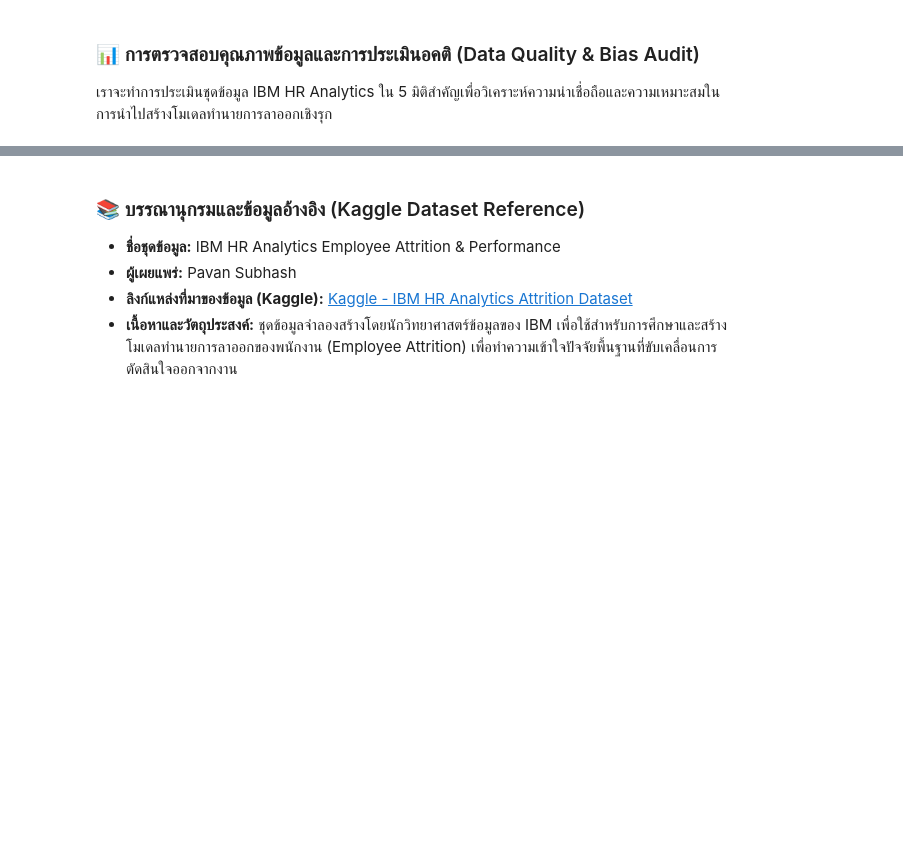
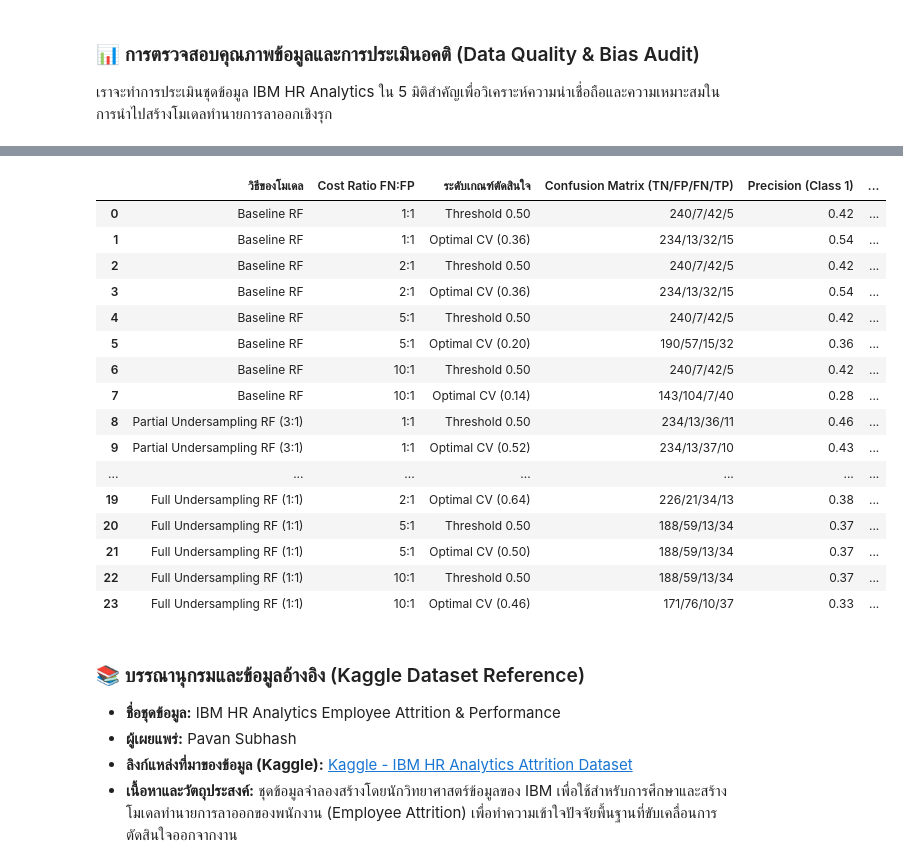
Before and after one commit to rtmyy/master-is-project, a Jupyter notebook: kaggle_dataset.ipynb, the cells around one changed output, grey strips where cells are left out. Saved outputs shown, nothing was run; the diff lists cells and outputs as text; code cells hidden in the pictures; blank space fills up the shorter version.

Commit message:
new compare preprocessing data

```diff
--- a/kaggle_dataset.ipynb
+++ b/kaggle_dataset.ipynb
@@ -781,0 +1351,16 @@ plt.show()
+# %%
+# --- ตาราง A: ความสามารถในการจัดอันดับคะแนนของแต่ละวิธี ---
+table_a_data = []
+for strategy in strategies:
+    test_probs = test_predictions[strategy]
+    # คำนวณ Average Precision (AP) ผ่านพื้นที่ใต้กราฟ Precision-Recall บนชุดข้อมูลทดสอบ
+    ap_score = average_precision_score(y_test, test_probs)
+    table_a_data.append({
+        "วิธีของโมเดล (Model Strategy)": strategy,
+        "Average Precision (AP) on Test Set": f"{ap_score:.4f}",
+        "วิธีคำนวณ (Calculation Note)": "คำนวณค่าเฉลี่ยความถูกต้องแบบถ่วงน้ำหนักตามสัดส่วน Recall (scikit-learn average_precision_score) บน Holdout Test Set"
+    })
+
+df_table_a = pd.DataFrame(table_a_data)
+print("=== ตาราง A: ความสามารถในการจัดอันดับคะแนนของแต่ละวิธี (Ranking Performance) ===")
+display(df_table_a)
@@ -781,0 +1373,54 @@ plt.show()
+# %%
+# --- ตาราง B: ผลบน test set สำหรับแต่ละวิธีและแต่ละ cost ratio ---
+table_b_rows = []
+
+for strategy in strategies:
+    test_probs = test_predictions[strategy]
+
+    for scen in cost_ratios:
+        ratio_name = scen["ratio"]
+        cfn = scen["cost_fn"]
+        cfp = scen["cost_fp"]
+
+        # ระดับ Threshold ที่เลือกมาจาก CV และแบบดั้งเดิม 0.50
+        selected_th = selected_thresholds[strategy][ratio_name]
+        evals = [
+            {"type": "Threshold 0.50", "th_value": 0.50},
+            {"type": f"Optimal CV ({selected_th:.2f})", "th_value": selected_th}
+        ]
+
+        for item in evals:
+            th_val = item["th_value"]
+            preds = (test_probs >= th_val).astype(int)
+            cm = confusion_matrix(y_test, preds)
+            tn, fp, fn, tp = cm.ravel()
+
+            # ตรวจสอบขนาดรวมของชุดข้อมูลทดสอบ
+            assert (tn + fp + fn + tp) == len(y_test), "ขนาดข้อมูลรวมใน Confusion Matrix ไม่สอดคล้องกับขนาดของชุดข้อมูลทดสอบ"
+
+            report_dict = classification_report(y_test, preds, output_dict=True, zero_division=0)
+            p_c1 = report_dict['1']['precision']
+            r_c1 = report_dict['1']['recall']
+            f1_c1 = report_dict['1']['f1-score']
+
+            # คำนวณ Expected Cost จากสูตร (Cost_FN * FN) + (Cost_FP * FP)
+            total_cost = (cfn * fn) + (cfp * fp)
+            cost_per_100 = (total_cost / len(y_test)) * 100
+
+            table_b_rows.append({
+                "วิธีของโมเดล": strategy,
+                "Cost Ratio FN:FP": ratio_name,
+                "ระดับเกณฑ์ตัดสินใจ": item["type"],
+                "Confusion Matrix (TN/FP/FN/TP)": f"{tn}/{fp}/{fn}/{tp}",
+                "Precision (Class 1)": f"{p_c1:.2f}",
+                "Recall (Class 1)": f"{r_c1:.2f}",
+                "F1-Score (Class 1)": f"{f1_c1:.2f}",
+                "Expected Cost รวม": f"{total_cost:.2f}",
+                "Expected Cost ต่อ 100 คน": f"{cost_per_100:.2f}"
+            })
+
+df_table_b = pd.DataFrame(table_b_rows)
+print("=== ตาราง B: ผลบน Test Set สำหรับแต่ละวิธีและแต่ละ Cost Ratio ===")
+pd.set_option('display.max_rows', 50)
+display(df_table_b)
+# %% [output]
@@ -782,3 +1428,20 @@ plt.show()
+|  | วิธีของโมเดล | Cost Ratio FN:FP | ระดับเกณฑ์ตัดสินใจ | Confusion Matrix (TN/FP/FN/TP) | Precision (Class 1) | ... |
+| 0 | Baseline RF | 1:1 | Threshold 0.50 | 240/7/42/5 | 0.42 | ... |
+| 1 | Baseline RF | 1:1 | Optimal CV (0.36) | 234/13/32/15 | 0.54 | ... |
+| 2 | Baseline RF | 2:1 | Threshold 0.50 | 240/7/42/5 | 0.42 | ... |
+| 3 | Baseline RF | 2:1 | Optimal CV (0.36) | 234/13/32/15 | 0.54 | ... |
+| 4 | Baseline RF | 5:1 | Threshold 0.50 | 240/7/42/5 | 0.42 | ... |
+| 5 | Baseline RF | 5:1 | Optimal CV (0.20) | 190/57/15/32 | 0.36 | ... |
+| 6 | Baseline RF | 10:1 | Threshold 0.50 | 240/7/42/5 | 0.42 | ... |
+| 7 | Baseline RF | 10:1 | Optimal CV (0.14) | 143/104/7/40 | 0.28 | ... |
+| 8 | Partial Undersampling RF (3:1) | 1:1 | Threshold 0.50 | 234/13/36/11 | 0.46 | ... |
+| 9 | Partial Undersampling RF (3:1) | 1:1 | Optimal CV (0.52) | 234/13/37/10 | 0.43 | ... |
+| ... | ... | ... | ... | ... | ... | ... |
+| 19 | Full Undersampling RF (1:1) | 2:1 | Optimal CV (0.64) | 226/21/34/13 | 0.38 | ... |
+| 20 | Full Undersampling RF (1:1) | 5:1 | Threshold 0.50 | 188/59/13/34 | 0.37 | ... |
+| 21 | Full Undersampling RF (1:1) | 5:1 | Optimal CV (0.50) | 188/59/13/34 | 0.37 | ... |
+| 22 | Full Undersampling RF (1:1) | 10:1 | Threshold 0.50 | 188/59/13/34 | 0.37 | ... |
+| 23 | Full Undersampling RF (1:1) | 10:1 | Optimal CV (0.46) | 171/76/10/37 | 0.33 | ... |
 # %% [markdown]
 ### 📚 บรรณานุกรมและข้อมูลอ้างอิง (Kaggle Dataset Reference)
 
```
Also changed, not shown: parts of 21 cells of this notebook.
